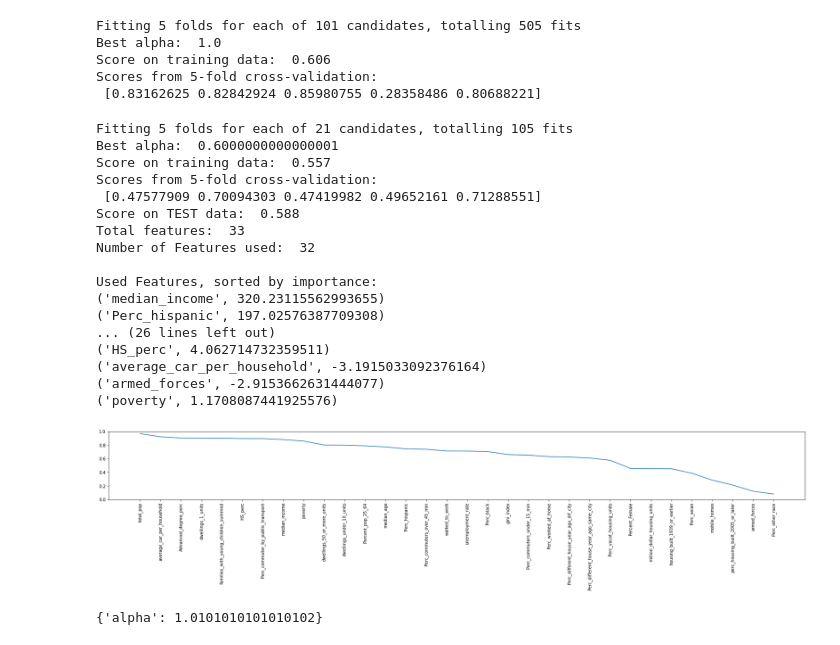
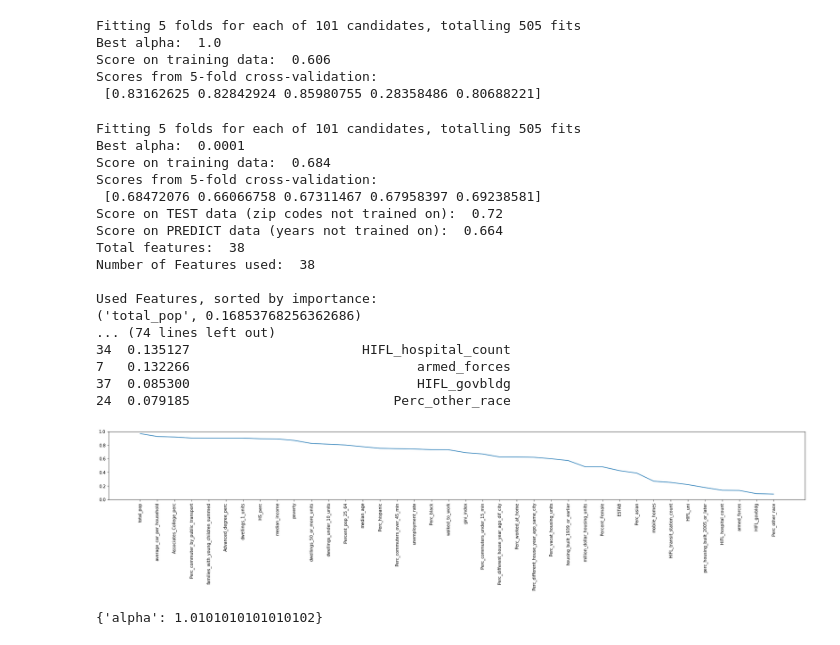
Before and after one commit to RyanBur/NYCDSA_Capstone, a Jupyter notebook: lasso_template.ipynb, the cells around one changed output. Cells and saved outputs as stored; diff of their text form; code cells hidden in the pictures.

Commit message:
adding cleaned zillow data...

```diff
--- a/lasso_template.ipynb
+++ b/lasso_template.ipynb
@@ -7,8 +7,9 @@ from sklearn.model_selection import GridSearchCV, cross_val_score
 from sklearn.preprocessing import StandardScaler, MinMaxScaler, Normalizer
 import matplotlib.pyplot as plt
 # %%
-train_path = 'col_droptrain.csv'
-test_path = 'col_droptest.csv'
+train_path = 'TRAINDATAnewcols7.16_3year.csv'
+test_path = 'TESTDATAnewcols7.16_3year.csv'
+predict_path = 'PREDICTDATAnewcols7.16_3year.csv'
 lower_alpha_bound = 0
 upper_alpha_bound = 100
 alpha_iterations = 100
@@ -80,7 +81,7 @@ Scores from 5-fold cross-validation:
 # Trying it with a scaler, so I can do multicollinearity analysis after.
 
 
-def run_lasso_model_scaled(train_path, test_path, alpha_lower_bound=0, alpha_upper_bound=100, alpha_iterations=101, max_iterations=1000):
+def run_lasso_model_scaled(train_path, test_path, predict_path, alpha_lower_bound=0, alpha_upper_bound=100, alpha_iterations=101, max_iterations=1000):
     '''
     Function to run the lasso regression model on our data for the capstone project.
     Need to enter in the path to the data, and then have optional arguments you can enter.
@@ -96,6 +97,7 @@ def run_lasso_model_scaled(train_path, test_path, alpha_lower_bound=0, alpha_upp
     # Load the data
     data = pd.read_csv(train_path, index_col=False)
     test_data = pd.read_csv(test_path, index_col=False)
+    predict_data = pd.read_csv(predict_path, index_col=False)
 
     # Find the y-value column
     # NEW y-val WILL BE CALLED RENT
@@ -109,14 +111,18 @@ def run_lasso_model_scaled(train_path, test_path, alpha_lower_bound=0, alpha_upp
 
     # Create X and y for machine learning
     train_X = data.drop(['Rent', 'RegionName', 'City', 'State'], axis=1)
-    train_y = data['Rent']
+    train_y = np.log(data['Rent'])
 
     test_X = test_data.drop(['Rent', 'RegionName', 'City', 'State'], axis=1)
-    test_y = test_data['Rent']
+    test_y = np.log(test_data['Rent'])
+
+    predict_X = predict_data.drop(['Rent', 'RegionName', 'City', 'State'], axis=1)
+    predict_y = np.log(predict_data['Rent'])
 
     ## SCALE DATA ## - MinMax or Standardization? or Normalizer? I am thinking standardization, less affected by outliers.
     train_X_scaled = StandardScaler().fit_transform(train_X)
     test_X_scaled = StandardScaler().fit_transform(test_X)
+    predict_X_scaled = StandardScaler().fit_transform(predict_X)
 
     # Create and fit the model
     lasso = Lasso(normalize=False, max_iter=max_iterations)
@@ -133,8 +139,11 @@ def run_lasso_model_scaled(train_path, test_path, alpha_lower_bound=0, alpha_upp
     # Tell user the croo-validation scores
     print('Scores from 5-fold cross-validation: \n', cross_val_score(grid_lasso, train_X_scaled, train_y, scoring='r2', n_jobs=-1, cv=5))
 
-    # Tell user the test score
-    print('Score on TEST data: ', round(grid_lasso.score(test_X_scaled,test_y),3))
+    # Tell user the test score (for zip codes not seen)
+    print('Score on TEST data (zip codes not trained on): ', round(grid_lasso.score(test_X_scaled,test_y),3))
+
+    # Tell the user the Prediction score (for future years not seen)
+    print('Score on PREDICT data (years not trained on): ', round(grid_lasso.score(predict_X_scaled,predict_y),3))
 
     # Get coefs for best model
     best_mod = Lasso(alpha=grid_lasso.best_params_['alpha'], max_iter = max_iterations)
@@ -176,26 +185,26 @@ def run_lasso_model_scaled(train_path, test_path, alpha_lower_bound=0, alpha_upp
 
     plt.show()
 # %%
-run_lasso_model_scaled(train_path, test_path, 0, 2, 21)
+run_lasso_model_scaled(train_path, test_path, predict_path, 0, .0001, 101)
 # %% [output]
-Fitting 5 folds for each of 21 candidates, totalling 105 fits
-Best alpha:  0.6000000000000001
-Score on training data:  0.557
+Fitting 5 folds for each of 101 candidates, totalling 505 fits
+Best alpha:  0.0001
+Score on training data:  0.684
 Scores from 5-fold cross-validation:
- [0.47577909 0.70094303 0.47419982 0.49652161 0.71288551]
-Score on TEST data:  0.588
-Total features:  33
-Number of Features used:  32
+ [0.68472076 0.66066758 0.67311467 0.67958397 0.69238581]
+Score on TEST data (zip codes not trained on):  0.72
+Score on PREDICT data (years not trained on):  0.664
+Total features:  38
+Number of Features used:  38
 
 Used Features, sorted by importance:
-('median_income', 320.23115562993655)
-('Perc_hispanic', 197.02576387709308)
-... (26 lines left out)
-('HS_perc', 4.062714732359511)
-('average_car_per_household', -3.1915033092376164)
-('armed_forces', -2.9153662631444077)
-('poverty', 1.1708087441925576)
+('total_pop', 0.16853768256362686)
+... (74 lines left out)
+34  0.135127                      HIFL_hospital_count
+7   0.132266                             armed_forces
+37  0.085300                             HIFL_govbldg
+24  0.079185                          Perc_other_race
-[figure, old version]
+[figure, new version]
 # %%
 list(X.columns)
 # %% [output]
```
Also changed, not shown: 5 other files.
